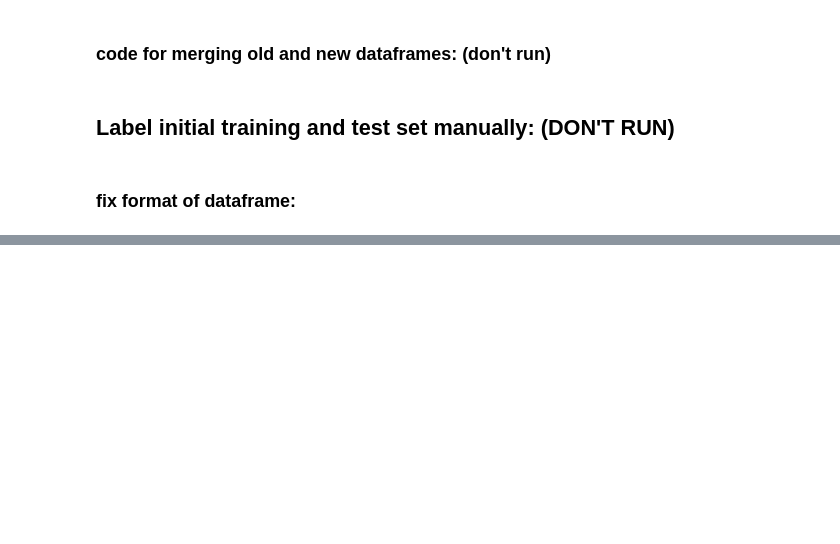
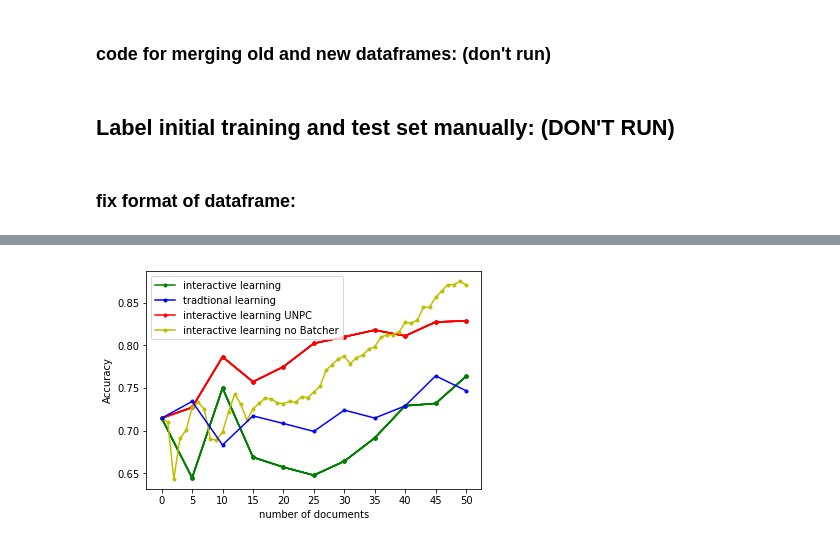
Before and after one commit to amersa64/CS595-01, a Jupyter notebook: Project.ipynb, the cells around one changed output, grey strips where cells are left out. Cells and saved outputs as stored; diff of their text form; code cells hidden in the pictures; blank space fills up the shorter version.

Commit message:
added comparison graphs and different

```diff
--- a/Project.ipynb
+++ b/Project.ipynb
@@ -229,0 +325,2 @@ current accuracy with LwR is  0.696721311475
+# %%
+arNB_25= interactive_learning_NB(budget=50)
@@ -229,0 +345,2 @@ current accuracy with LwR is  0.696721311475
+# %%
+il_UNPC_25 = interactive_learning_UNPC(budget=50)
@@ -229,0 +364,2 @@ current accuracy with LwR is  0.696721311475
+# %%
+trad_25 = traditional_learning(50)
@@ -229,0 +383,2 @@ current accuracy with LwR is  0.696721311475
+# %%
+al_25= interactive_learning(budget=50)
@@ -229,0 +402,15 @@ current accuracy with LwR is  0.696721311475
+# %%
+x2= [i*5 for i in range(11)]
+x= [i for i in range(51)]
+irn, = plt.plot(x2,il_UNPC_25,'.r-',label='interactive learning UNPC')
+ir, = plt.plot(x2,al_25,'.g-',label='interactive learning')
+irNB, = plt.plot(x,arNB_25,'.y-',label='interactive learning no Batcher')
+tr, = plt.plot(x2,trad_25,'.b-',label='tradtional learning')
+plt.ylabel('Accuracy')
+plt.xlabel('number of documents')
+plt.xscale('linear')
+plt.xticks(x2)
+plt.legend(handles=[ir,tr,irn,irNB])
+plt.show()
+# %% [output]
+[figure, added]
```
Also changed, not shown: parts of 29 cells of this notebook.
